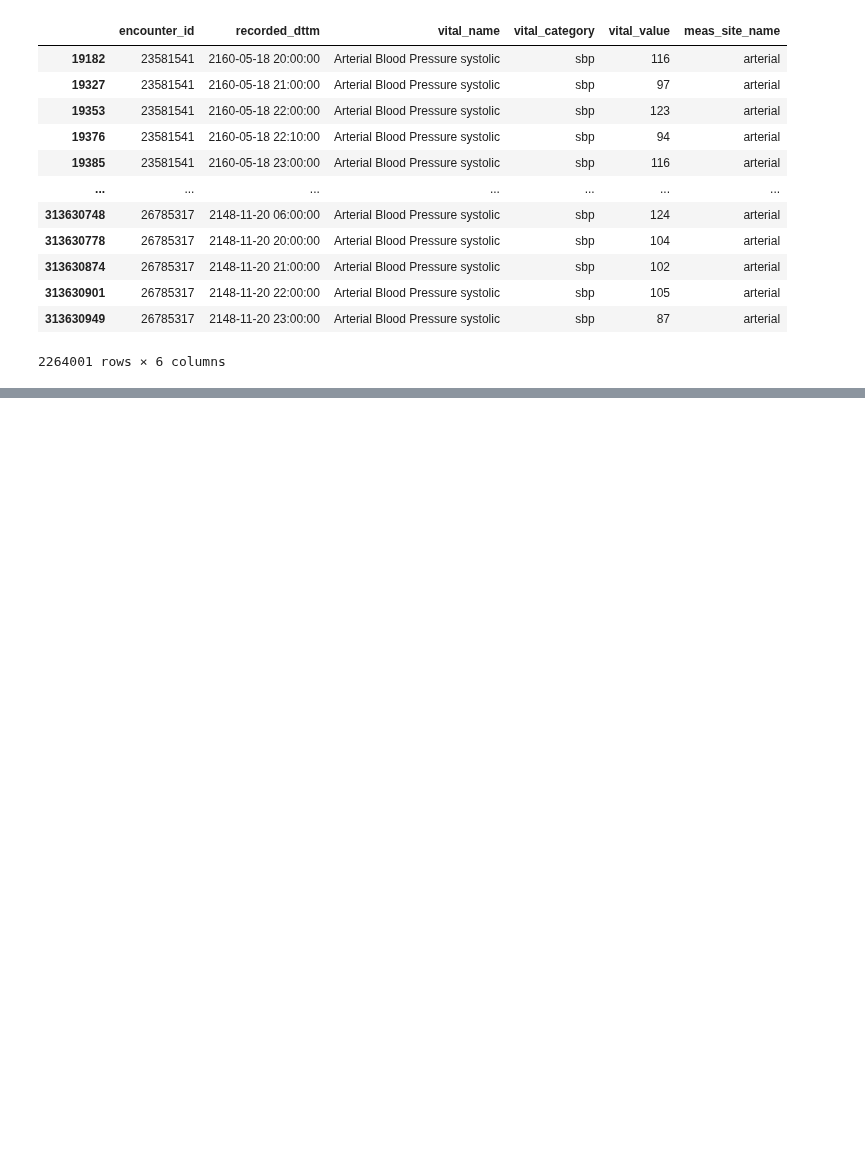
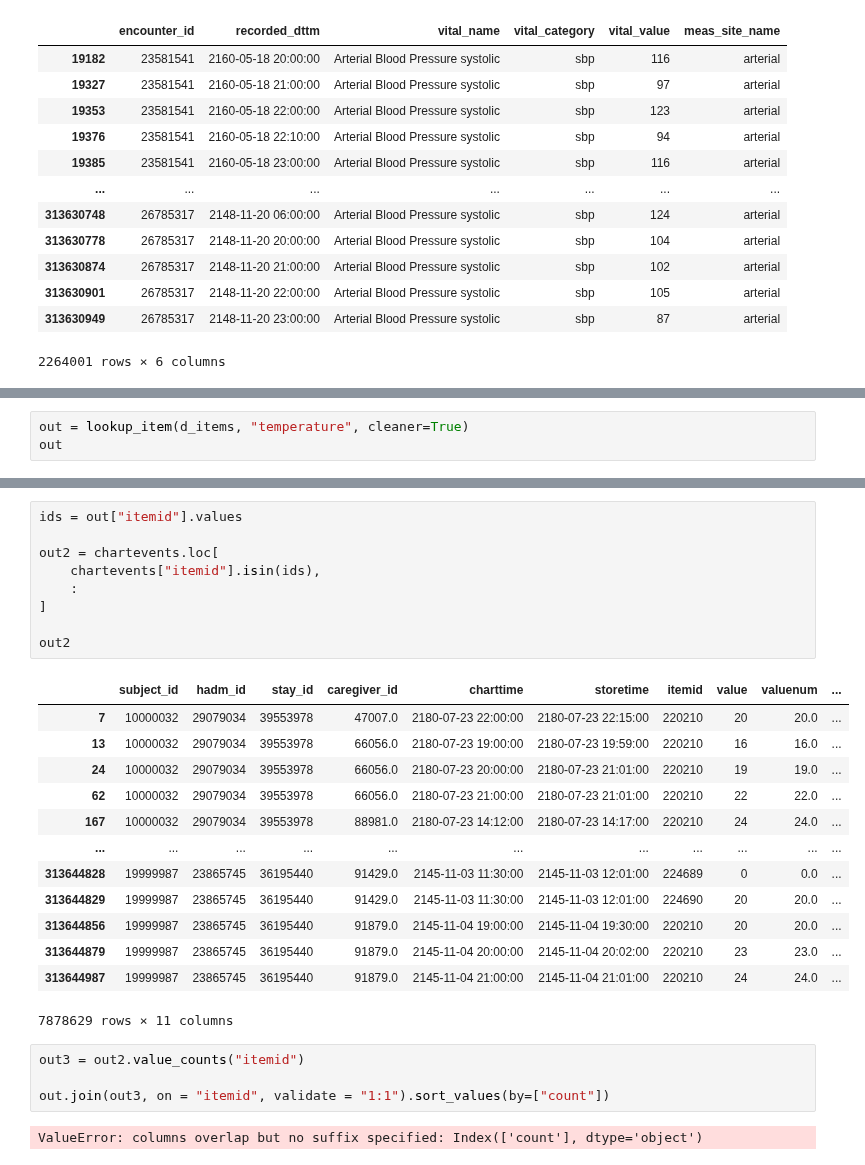
Before and after one commit to oldsandiaz/mimicclif, a Jupyter notebook: code/eda.ipynb, the cells around one changed output, grey strips where cells are left out. Cells and saved outputs as stored; diff of their text form; blank space fills up the shorter version.

```diff
--- a/code/eda.ipynb
+++ b/code/eda.ipynb
@@ -196,0 +278,3 @@ vitals_sbp
+# %%
+out = lookup_item(d_items, "temperature", cleaner=True)
+out
@@ -196,0 +305,29 @@ vitals_sbp
+# %%
+ids = out["itemid"].values
+
+out2 = chartevents.loc[
+    chartevents["itemid"].isin(ids),
+    :
+]
+
+out2
+# %% [output]
+|  | subject_id | hadm_id | stay_id | caregiver_id | charttime | storetime | itemid | value | valuenum | ... |
+| 7 | 10000032 | 29079034 | 39553978 | 47007.0 | 2180-07-23 22:00:00 | 2180-07-23 22:15:00 | 220210 | 20 | 20.0 | ... |
+| 13 | 10000032 | 29079034 | 39553978 | 66056.0 | 2180-07-23 19:00:00 | 2180-07-23 19:59:00 | 220210 | 16 | 16.0 | ... |
+| 24 | 10000032 | 29079034 | 39553978 | 66056.0 | 2180-07-23 20:00:00 | 2180-07-23 21:01:00 | 220210 | 19 | 19.0 | ... |
+| 62 | 10000032 | 29079034 | 39553978 | 66056.0 | 2180-07-23 21:00:00 | 2180-07-23 21:01:00 | 220210 | 22 | 22.0 | ... |
+| 167 | 10000032 | 29079034 | 39553978 | 88981.0 | 2180-07-23 14:12:00 | 2180-07-23 14:17:00 | 220210 | 24 | 24.0 | ... |
+| ... | ... | ... | ... | ... | ... | ... | ... | ... | ... | ... |
+| 313644828 | 19999987 | 23865745 | 36195440 | 91429.0 | 2145-11-03 11:30:00 | 2145-11-03 12:01:00 | 224689 | 0 | 0.0 | ... |
+| 313644829 | 19999987 | 23865745 | 36195440 | 91429.0 | 2145-11-03 11:30:00 | 2145-11-03 12:01:00 | 224690 | 20 | 20.0 | ... |
+| 313644856 | 19999987 | 23865745 | 36195440 | 91879.0 | 2145-11-04 19:00:00 | 2145-11-04 19:30:00 | 220210 | 20 | 20.0 | ... |
+| 313644879 | 19999987 | 23865745 | 36195440 | 91879.0 | 2145-11-04 20:00:00 | 2145-11-04 20:02:00 | 220210 | 23 | 23.0 | ... |
+| 313644987 | 19999987 | 23865745 | 36195440 | 91879.0 | 2145-11-04 21:00:00 | 2145-11-04 21:01:00 | 220210 | 24 | 24.0 | ... |
+7878629 rows × 11 columns
+# %%
+out3 = out2.value_counts("itemid")
+
+out.join(out3, on = "itemid", validate = "1:1").sort_values(by=["count"])
+# %% [output]
+ValueError: columns overlap but no suffix specified: Index(['count'], dtype='object')
```
Also changed, not shown: parts of 21 cells of this notebook, 1 other file.
